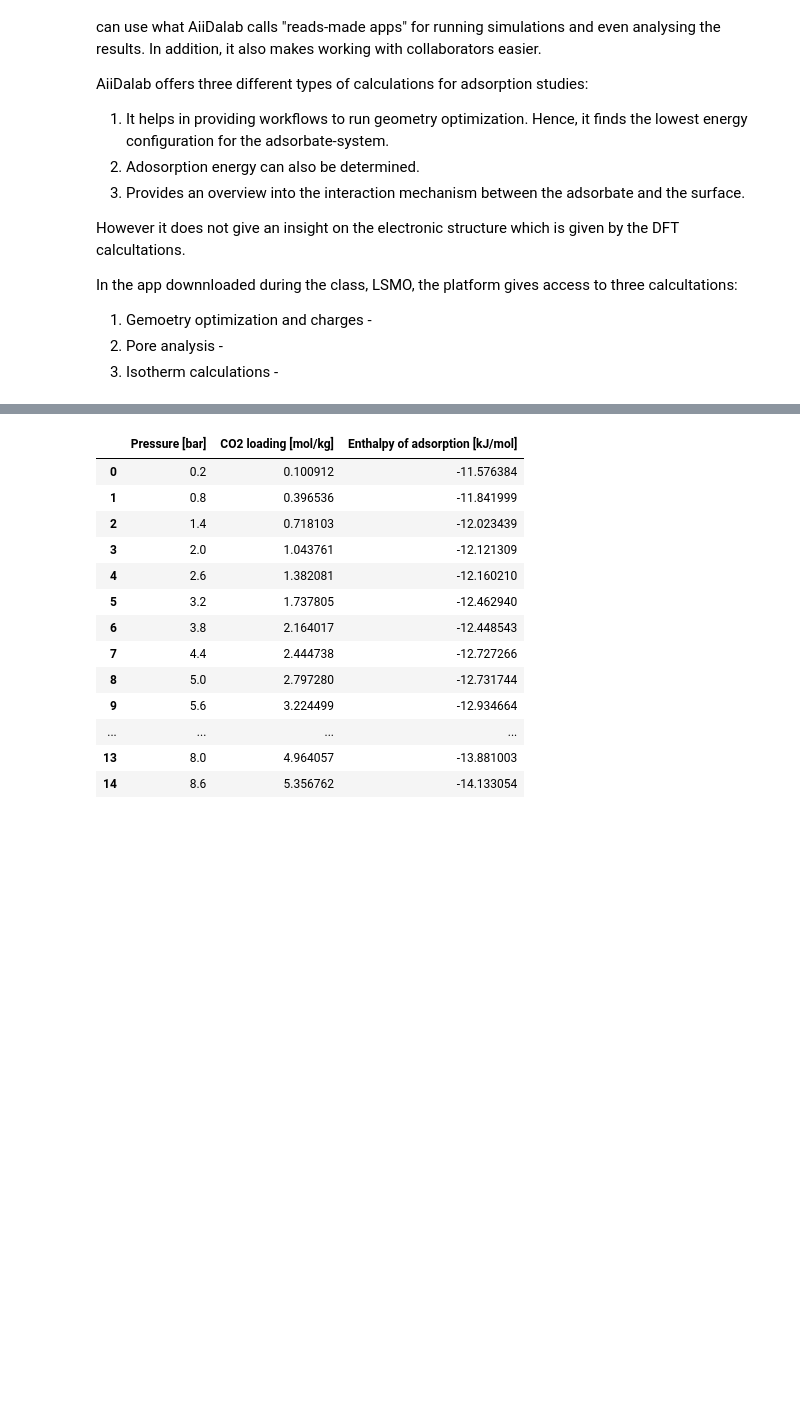
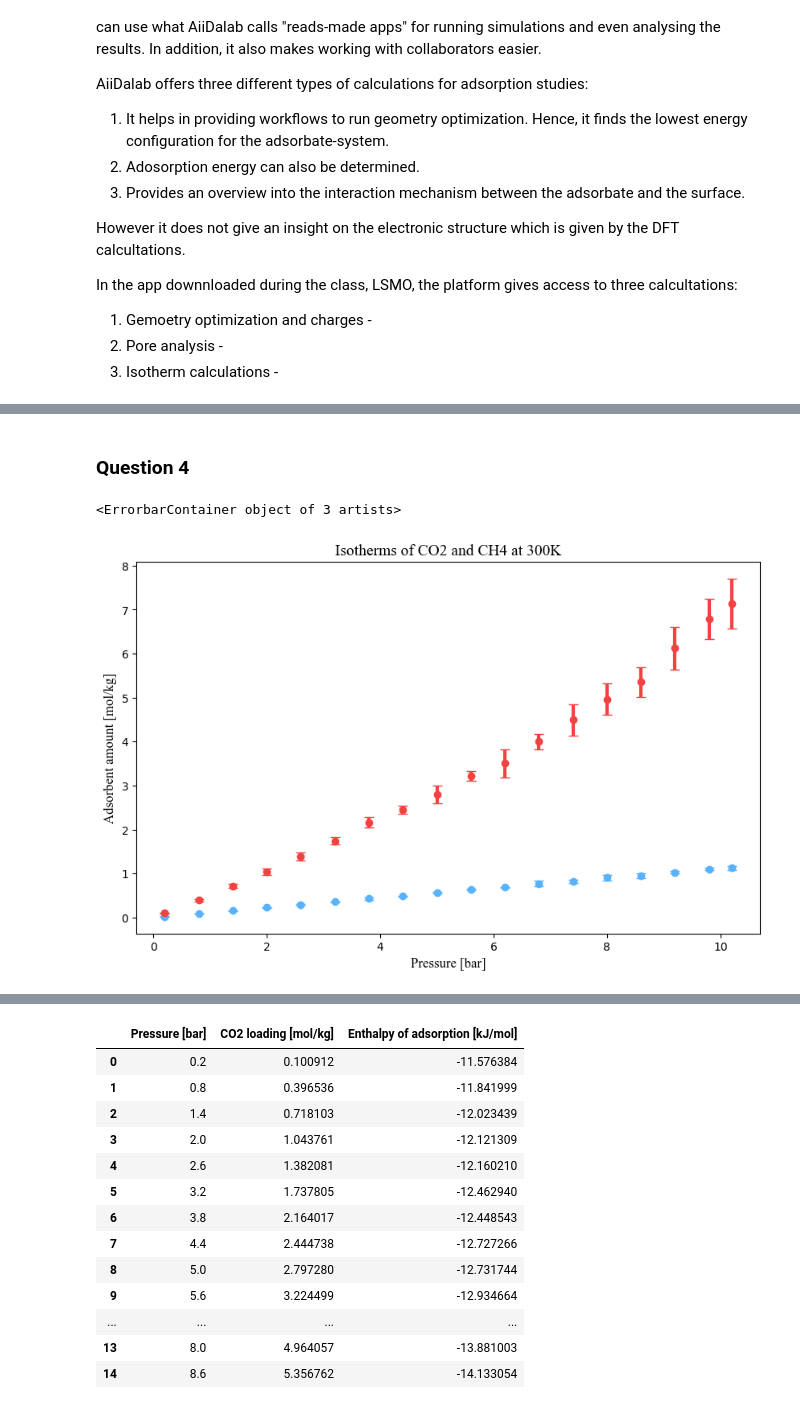
Before and after one commit to clarice-m04/modellinglab, a Jupyter notebook: GroupB_Block2_Project2.ipynb, the cells around one changed output, grey strips where cells are left out. Cells and saved outputs as stored; diff of their text form; code cells hidden in the pictures; blank space fills up the shorter version.

```diff
--- a/GroupB_Block2_Project2.ipynb
+++ b/GroupB_Block2_Project2.ipynb
@@ -20,0 +56,26 @@ In the app downnloaded during the class, LSMO, the platform gives access to thre
+# %% [markdown]
+### Question 4
+# %%
+#Data
+
+Pressure = [0.2, 0.8, 1.4, 2.0, 2.6, 3.2, 3.8, 4.4, 5.0, 5.6, 6.2, 6.8, 7.4, 8.0, 8.6, 9.2, 9.8, 10.2]
+
+CH4_IRMOF_data = [0.02266292256712, 0.08756719507668, 0.1564975455208, 0.22497333877876, 0.28796197743236, 0.357963784101, 0.42640710898852, 0.4826423265906, 0.56394312617236, 0.62884739868192, 0.68323191916892, 0.76573404845696, 0.816579516566, 0.90476361068104, 0.95077129159452, 1.0297343685046, 1.1027232652537, 1.122074414036]
+
+CH4_IRMOF_error = [0.0031452450876092, 0.0064369312111919, 0.0117282297867, 0.013877940203396, 0.020700871555393, 0.010644476832477, 0.01996696551994, 0.014097406013668, 0.021575616940038, 0.018106291799972, 0.017374188781832, 0.064649866057249, 0.033159093283021, 0.057892260823065, 0.048823015863099, 0.019482104515958, 0.035450702930159, 0.039379408692561]
+
+CO2_IRMOF_data = [0.10091169532752, 0.39653620818372, 0.71810294902148, 1.0437607045347, 1.3820811245195, 1.7378045910601, 2.164016889826, 2.4447384206502, 2.7972799868878, 3.2244988051373, 3.505772298259, 3.9983499462042, 4.490375631852, 4.9640566882012, 5.356761628673, 6.1225281455004, 6.7894609427084, 7.1418726354642]
+
+CO2_IRMOF_error = [0.0044829872918165, 0.026518212343828, 0.046020682466568, 0.068782263765025, 0.094414671623849, 0.083561399532469, 0.1136161024836, 0.08899660294213, 0.1982451166317, 0.10884308243038, 0.31872610198832, 0.17102670904128, 0.36444411626998, 0.35617340057177, 0.33915667158376, 0.4907282182817, 0.45901632064464, 0.56618565198776]
+
+#Plotting
+
+plt.figure(figsize=(10, 6))
+plt.title("Isotherms of CO2 and CH4 at 300K", fontname='Times New Roman', fontsize=14)
+plt.xlabel("Pressure [bar]", fontname='Times New Roman', fontsize=12)
+plt.ylabel("Adsorbent amount [mol/kg]", fontname='Times New Roman', fontsize=12)
+plt.errorbar(Pressure, CH4_IRMOF_data, yerr=CH4_IRMOF_error, fmt='o', color='#58b3fc', ecolor='#58b3fc', elinewidth=3, capsize=4)
+plt.errorbar(Pressure, CO2_IRMOF_data, yerr=CO2_IRMOF_error, fmt='o', color='#f44242', ecolor='#f44242', elinewidth=3, capsize=4)
+# %% [output]
+<ErrorbarContainer object of 3 artists>
+[figure, added]
```
Also changed, not shown: parts of 4 cells of this notebook.
